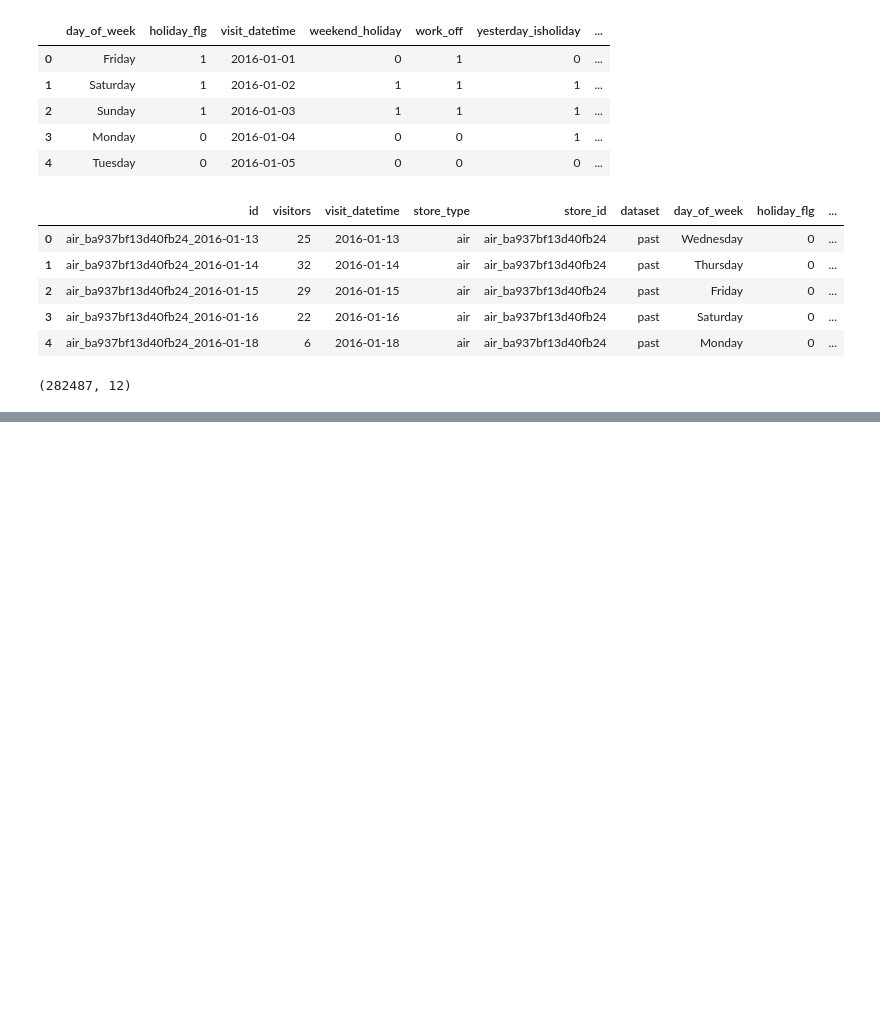
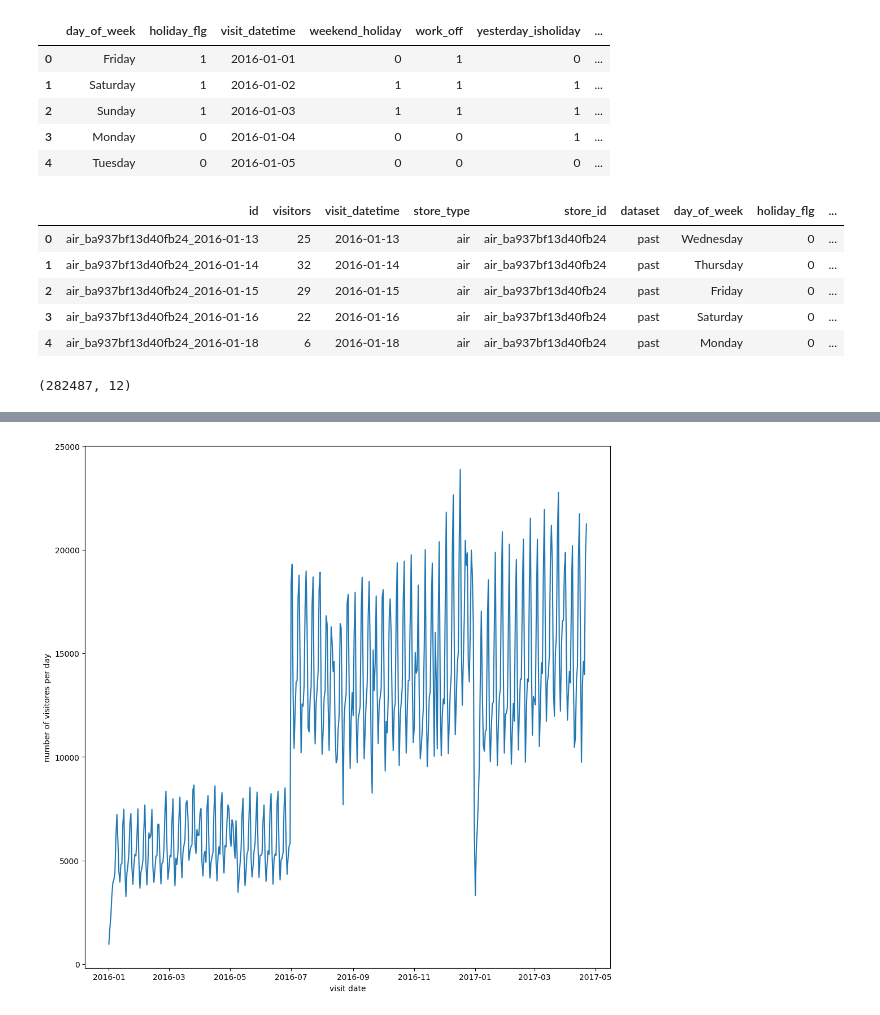
Before and after one commit to prasadPattuvamVeedu/Restaurent_visitor_forecating, a Jupyter notebook: resturent_visitor.ipynb, the cells around one changed output, grey strips where cells are left out. Cells and saved outputs as stored; diff of their text form; code cells hidden in the pictures; blank space fills up the shorter version.

```diff
--- a/resturent_visitor.ipynb
+++ b/resturent_visitor.ipynb
@@ -1105,0 +1126,2 @@ air_visit_cl.shape
+# %%
+visits_df_past = air_visit_cl.loc[air_visit_cl["dataset"]=='past',:]
@@ -1105,0 +1137,4 @@ air_visit_cl.shape
+# %%
+pt1= visits_df_past.groupby("visit_datetime")["visitors"].agg(['sum','count'])
+# %%
+pt1=pt1.reset_index()
@@ -1105,0 +1152,9 @@ air_visit_cl.shape
+# %%
+fig = plt.figure(figsize=(12,12))
+plt.plot(pt1.loc[:,"visit_datetime"],pt1["sum"])
+plt.xlabel("visit date")
+plt.ylabel("number of visitores per day")
+plt.savefig(r"image/date vs visitors")
+plt.show()
+# %% [output]
+[figure, added]
```
Also changed, not shown: parts of 25 cells of this notebook.
